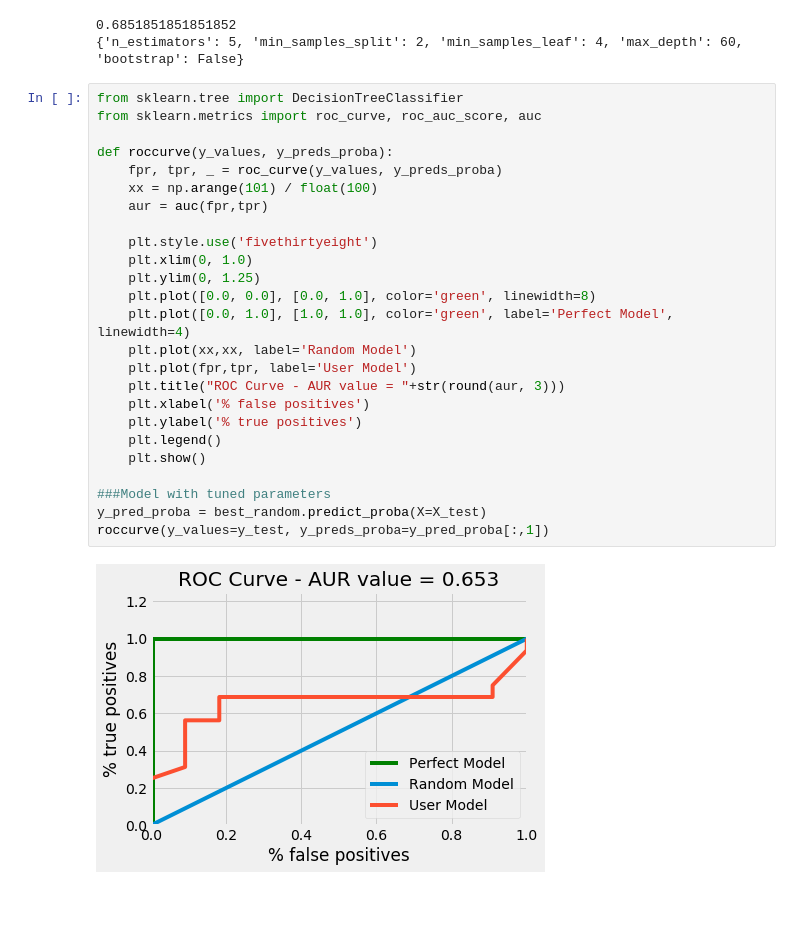
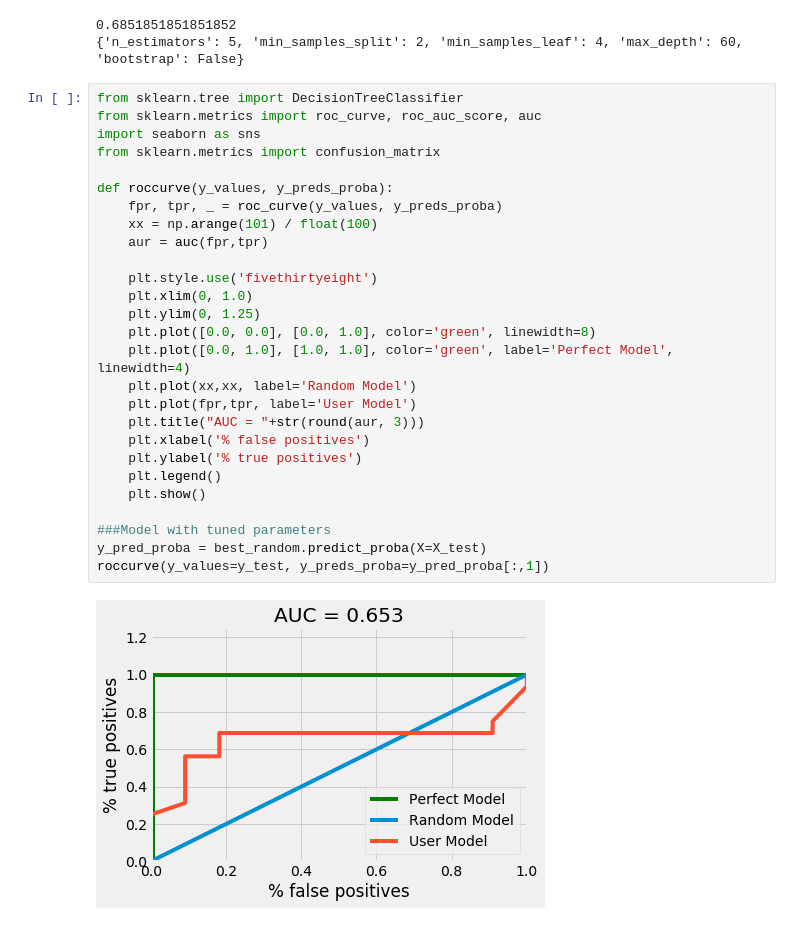
Before and after one commit to karljaats/EEG-data-from-basic-sensory-task-in-Schizophrenia, a Jupyter notebook: Model.ipynb, the cells around one changed output. Drawn from its saved outputs; the diff is of its cells as text.

```diff
--- a/Model.ipynb
+++ b/Model.ipynb
@@ -248,27 +248,29 @@ print(rf_random.best_params_)
 # %%
 from sklearn.tree import DecisionTreeClassifier
 from sklearn.metrics import roc_curve, roc_auc_score, auc
+import seaborn as sns
+from sklearn.metrics import confusion_matrix
 
 def roccurve(y_values, y_preds_proba):
     fpr, tpr, _ = roc_curve(y_values, y_preds_proba)
     xx = np.arange(101) / float(100)
     aur = auc(fpr,tpr)
 
     plt.style.use('fivethirtyeight')
     plt.xlim(0, 1.0)
     plt.ylim(0, 1.25)
     plt.plot([0.0, 0.0], [0.0, 1.0], color='green', linewidth=8)
     plt.plot([0.0, 1.0], [1.0, 1.0], color='green', label='Perfect Model', linewidth=4)
     plt.plot(xx,xx, label='Random Model')
     plt.plot(fpr,tpr, label='User Model')
-    plt.title("ROC Curve - AUR value = "+str(round(aur, 3)))
+    plt.title("AUC = "+str(round(aur, 3)))
     plt.xlabel('% false positives')
     plt.ylabel('% true positives')
     plt.legend()
     plt.show()
 
 ###Model with tuned parameters
 y_pred_proba = best_random.predict_proba(X=X_test)
 roccurve(y_values=y_test, y_preds_proba=y_pred_proba[:,1])
 # %% [output]
-[figure, old version]
+[figure, new version]
```
Also changed, not shown: parts of 4 cells of this notebook.
